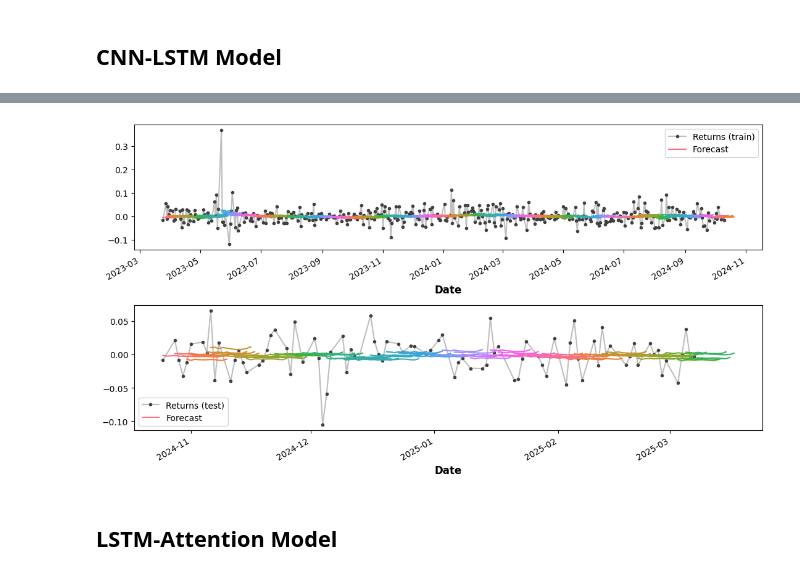
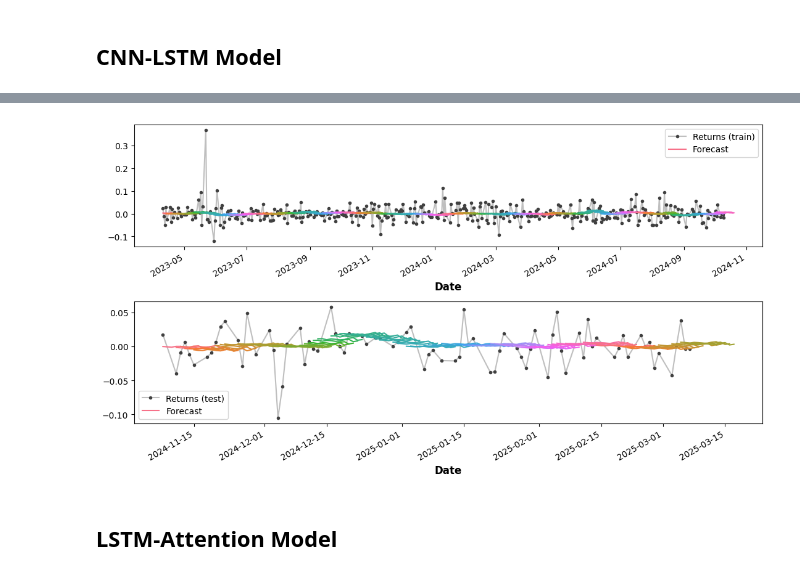
Before and after one commit to OnurKerimoglu/stocks_forecasting, a Jupyter notebook: nb/stock-price-prediction-challenge/NN.ipynb, the cells around one changed output, grey strips where cells are left out. Drawn from its saved outputs; the diff is of its cells as text; code cells hidden in the pictures.

```diff
--- a/nb/stock-price-prediction-challenge/NN.ipynb
+++ b/nb/stock-price-prediction-challenge/NN.ipynb
@@ -95,12 +114,19 @@ reducelr_cb = ReduceLROnPlateau(
 ## CNN-LSTM Model
 # %%
 target = 'Returns'
-df = data.get_ticker_df('test_4', test_path, train_stocks_path)
+ticker = 'test_4'
+window_size = 10
+df = data.get_ticker_df(ticker, test_path, train_stocks_path)
 df = data.add_indice_features(df, target, train_indices_path)
 df = data.prepare_features(df, target=target, beta_window=10, ma_windows=[10, 20, 60], ewm_alpha=[0.1, 0.3, 0.5], lags=1, out_len=500)
 train_df, test_df = data.split_df(df, train_ratio=0.8)
 X_train, y_train = models.get_X_y_multistep(train_df, steps=11, target='Returns')
 X_test, y_test = models.get_X_y_multistep(test_df, steps=11, target='Returns')
+Xscaler, yscaler, X_train_scaled, y_train_scaled, X_test_scaled, y_test_scaled = build_scalers(X_train, y_train, X_test, y_test)
+X_train_scaled_seq, y_train_scaled_seq = make_sequences(X_train_scaled, y_train_scaled, window_size)
+X_test_scaled_seq,  y_test_scaled_seq  = make_sequences(X_test_scaled, y_test_scaled, window_size)
+print(f'X_train sequence shape: {X_train_scaled_seq.shape}, y_train sequence shape: {y_train_scaled_seq.shape}')
+print(f'X_test sequence shape: {X_test_scaled_seq.shape}, y_test sequence shape: {y_test_scaled_seq.shape}')
 # %% [output]
 shape of final df: (500, 17)
 Train shape: (400, 17), Test shape: (100, 17)
@@ -109,7 +137,7 @@ X shape: (90, 16), y_multi shape: (90, 11)
 # %%
 def build_cnn_lstm(params):
     model = Sequential()
-    model.add(Input(shape=(params['num_features'], 1)))
+    model.add(Input(shape=(params['window_size'], params['num_features'])))
     model.add(Conv1D(32, kernel_size=3, activation='relu'))
     model.add(MaxPooling1D(pool_size=2))
     model.add(LSTM(units=64, return_sequences=True))
@@ -124,8 +152,9 @@ def build_cnn_lstm(params):
     return model
 # %%
 params = {
-    'num_features': X_train.shape[1],
-    'num_outputs': y_train.shape[1],
+    'window_size': window_size,
+    'num_features': X_train_scaled_seq.shape[2],
+    'num_outputs': y_train_scaled_seq.shape[1],
     'loss': 'mean_squared_error'
 }
 model = build_cnn_lstm(params)
@@ -154,12 +183,11 @@ Model: "sequential_1"
  Non-trainable params: 0 (0.00 B)
 # %%
-Xscaler, yscaler, X_train_scaled, y_train_scaled, X_test_scaled, y_test_scaled = build_scalers(X_train, y_train, X_test, y_test)
 history = model.fit(
-    X_train_scaled,
-    y_train_scaled,
+    X_train_scaled_seq,
+    y_train_scaled_seq,
     epochs=100,
     batch_size=32,
-    validation_data=(X_test_scaled, y_test_scaled),
+    validation_data=(X_test_scaled_seq, y_test_scaled_seq),
     verbose=1,
     callbacks=[earlystop_cb, reducelr_cb] # , tensorboard_cb
     )
@@ -184,11 +212,11 @@ Restoring model weights from the end of the best epoch: 7.
 # %%
 # train performance
-y_hat_train = model.predict(X_train_scaled)
-y_hat_train= yscaler.inverse_transform(y_hat_train)
-y_hat_train = pd.DataFrame(y_hat_train, columns=y_train.columns, index=y_train.index)
+y_hat_train_scaled = model.predict(X_train_scaled_seq)
+y_hat_train = yscaler.inverse_transform(y_hat_train_scaled)
+y_hat_train = pd.DataFrame(y_hat_train, columns=y_train.columns, index=y_train.index[window_size:])
 # test prediction
-y_hat_test = model.predict(X_test_scaled)
-y_hat_test= yscaler.inverse_transform(y_hat_test)
-y_hat_test = pd.DataFrame(y_hat_test, columns=y_test.columns, index=y_test.index)
-models.evaluate_multistep(y_train, y_hat_train, y_test, y_hat_test, df, target)
+y_hat_test_scaled = model.predict(X_test_scaled_seq)
+y_hat_test= yscaler.inverse_transform(y_hat_test_scaled)
+y_hat_test = pd.DataFrame(y_hat_test, columns=y_test.columns, index=y_test.index[window_size:])
+models.evaluate_multistep(y_train[window_size:], y_hat_train, y_test[window_size:], y_hat_test, df, target)
 # %% [output]
@@ -199,4 +227,4 @@ Test RMSE: 0.02767
-[figure, old version]
+[figure, new version]
 # %% [markdown]
 ## LSTM-Attention Model
 # %%
```
Also changed, not shown: parts of 21 cells of this notebook.
